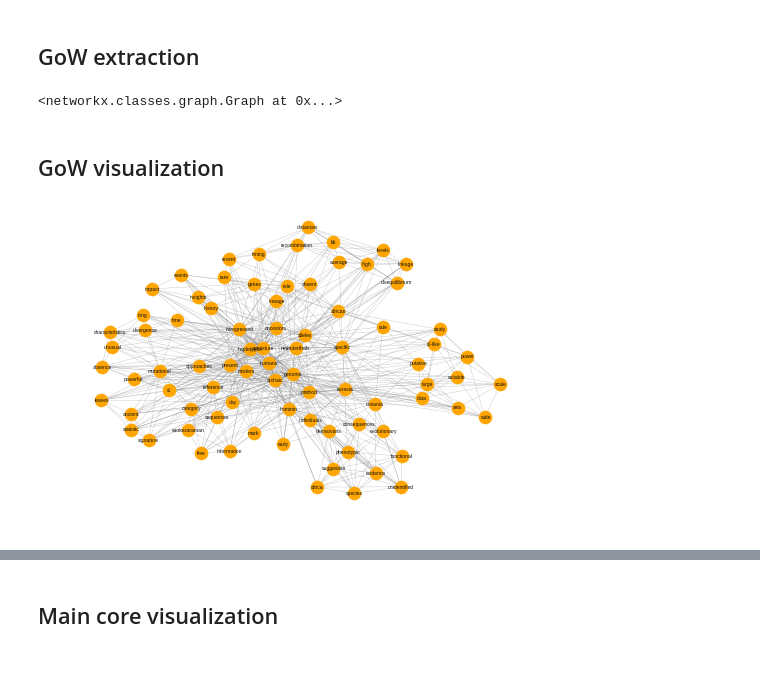
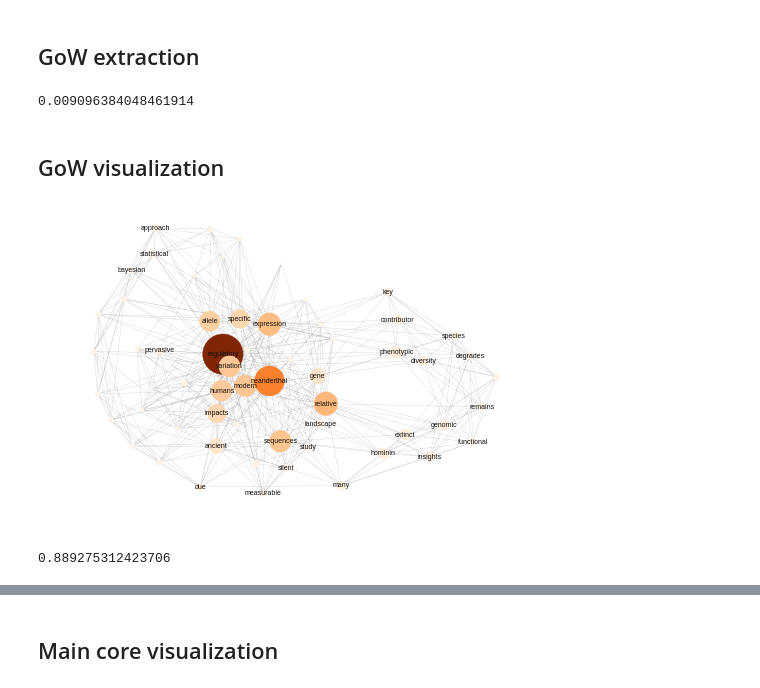
Before and after one commit to javiervz/graph-of-words, a Jupyter notebook: codigo/keyword_extraction_visualization.ipynb, the cells around one changed output, grey strips where cells are left out. Cells and saved outputs as stored; diff of their text form; code cells hidden in the pictures.

```diff
--- a/codigo/keyword_extraction_visualization.ipynb
+++ b/codigo/keyword_extraction_visualization.ipynb
@@ -27,17 +30,18 @@ stop_words=data_read.replace('\n',' ').split()
 # %% [markdown]
 ### clean function
 # %%
-# noun_adj == None significa que filtramos unicamente sustantivos y adjetivos, en otro caso, dejamos todo salvo ...
-def clean(text,noun_adj=None): ## filtramos unicamente los sustantivos y adjetivos
+def clean(text,noun_adj=None):
     text=re.sub("[\(\[].*?[\)\]]", "", text)
     sentences=sent_tokenize(text)
-    sentences=[nlp(sentence.lower()) for sentence in sentences] ## lower() implica que se descartan los PROPN
+    sentences=[nlp(sentence) for sentence in sentences] ## lower() implica que se descartan los PROPN
     if noun_adj==None:
         sentences=[[(token.lemma_,token.text) for token in sentence if token.tag_=='NN' or token.tag_=='NNS' or token.tag_=='JJ'] for sentence in sentences]
+    elif noun_adj==True:
+        sentences=[[(token.lemma_,token.text) for token in sentence if token.tag_=='NN' or token.tag_=='NNS'] for sentence in sentences]
     elif noun_adj==False:
         sentences=[[(token.lemma_,token.text) for token in sentence if token.lemma_ != '-PRON-' and token.is_punct==False and token.like_num==False] for sentence in sentences]
     TEXT=[item for sublist in sentences for item in sublist]
-    TEXT=[(word_l,word_nl) for (word_l,word_nl) in TEXT if not word_l in stop_words or not word_nl in stop_words]
+    TEXT=[(word_l,word_nl.lower()) for (word_l,word_nl) in TEXT if not word_l in stop_words or not word_nl in stop_words]
     TEXT=[(re.sub(r'[^a-zA-Z0-9]', '', word_l),word_nl) for (word_l,word_nl) in TEXT]
     TEXT=[(word_l,word_nl) for (word_l,word_nl) in TEXT if word_l.isdigit()==False and word_l!='' and word_nl.isdigit()==False and word_nl!='']
     dict_text=list(set(TEXT))
@@ -50,0 +52,3 @@ text_clean,dict_words=clean(text)
+# %%
+text='Regulatory variation influencing gene expression is a key contributor to phenotypic diversity, both within and between species. Unfortunately, RNA degrades too rapidly to be recovered from fossil remains, limiting functional genomic insights about our extinct hominin relatives. Many Neanderthal sequences survive in modern humans due to ancient hybridization, providing an opportunity to assess their contributions to transcriptional variation and to test hypotheses about regulatory evolution. We developed a flexible Bayesian statistical approach to quantify allele-specific expression (ASE) in complex RNA-seq datasets. We identified widespread expression differences between Neanderthal and modern human alleles, indicating pervasive cis-regulatory impacts of introgression. Brain regions and testes exhibited significant downregulation of Neanderthal alleles relative to other tissues, consistent with natural selection influencing the tissue-specific regulatory landscape. Our study demonstrates that Neanderthal-inherited sequences are not silent remnants of ancient interbreeding but have measurable impacts on gene expression that contribute to variation in modern human phenotypes.'
+text_clean,dict_words=clean(text)
@@ -79,28 +123,39 @@ def GoW(text_clean,digraph=None,K=None):
                         G[text_clean[index]][text_clean[index+k]]['weight']=x+1
 
     return G
-# %%
-GoW(text_clean)
-# %% [output]
-<networkx.classes.graph.Graph at 0x...>
+# %%
+start = time.time()
+GoW(text_clean)
+end = time.time()
+print(end - start)
+# %% [output]
+0.009096384048461914
 # %% [markdown]
 ## GoW visualization
 # %%
 def GoW_visualization(text_clean,dict_words):
     G=GoW(text_clean)
+    BC_nodes=nx.betweenness_centrality(G,weight='weight')
+    node_sizes=list(BC_nodes.values())
     pos = nx.spring_layout(G)
     D=dict(map(reversed, dict_words.items())) ## devolvemos las palabras originales, no las lematizadas!
-    labels={i:D[i] for i in G.nodes}
-    nx.draw_networkx_nodes(G, pos, node_size = 175,node_color='orange')
-    nx.draw_networkx_edges(G, pos, alpha=0.75,width=0.25,edge_color='gray')
-    nx.draw_networkx_labels(G,pos,labels,font_size=5,font_color='k')
+    labels={i:D[i] for i in G.nodes if BC_nodes[i]>0.004}
+    node_color=[BC_nodes[i] if BC_nodes[i]>0.004 else 0 for i in G.nodes()]
+
+    nx.draw_networkx_nodes(G, pos, node_size = [10000*x for x in node_sizes],node_color=list(BC_nodes.values()),cmap=plt.cm.Oranges) ## node_size según BC
+    nx.draw_networkx_edges(G, pos, alpha=0.5,width=0.25,edge_color='gray')
+    nx.draw_networkx_labels(G,pos,labels,font_size=7,font_color='k',font_family='sans-serif')
     plt.axis('off')
-    plt.savefig('GoW_visualization.jpg', format='jpg', transparent=True, bbox_inches='tight',dpi=1000)
+    plt.savefig('GoW_visualization.jpg', format='jpg', transparent=True, bbox_inches='tight',dpi=300)
     plt.show()
-# %%
-GoW_visualization(text_clean,dict_words)
-# %% [output]
-[figure, removed]
+# %%
+start = time.time()
+GoW_visualization(text_clean,dict_words)
+end = time.time()
+print(end - start)
+# %% [output]
+[figure, added]
+0.889275312423706
 # %%
 def GoW_visualization_louvain(text_clean,dict_words):
     G=GoW(text_clean)
```
Also changed, not shown: parts of 26 cells of this notebook.
